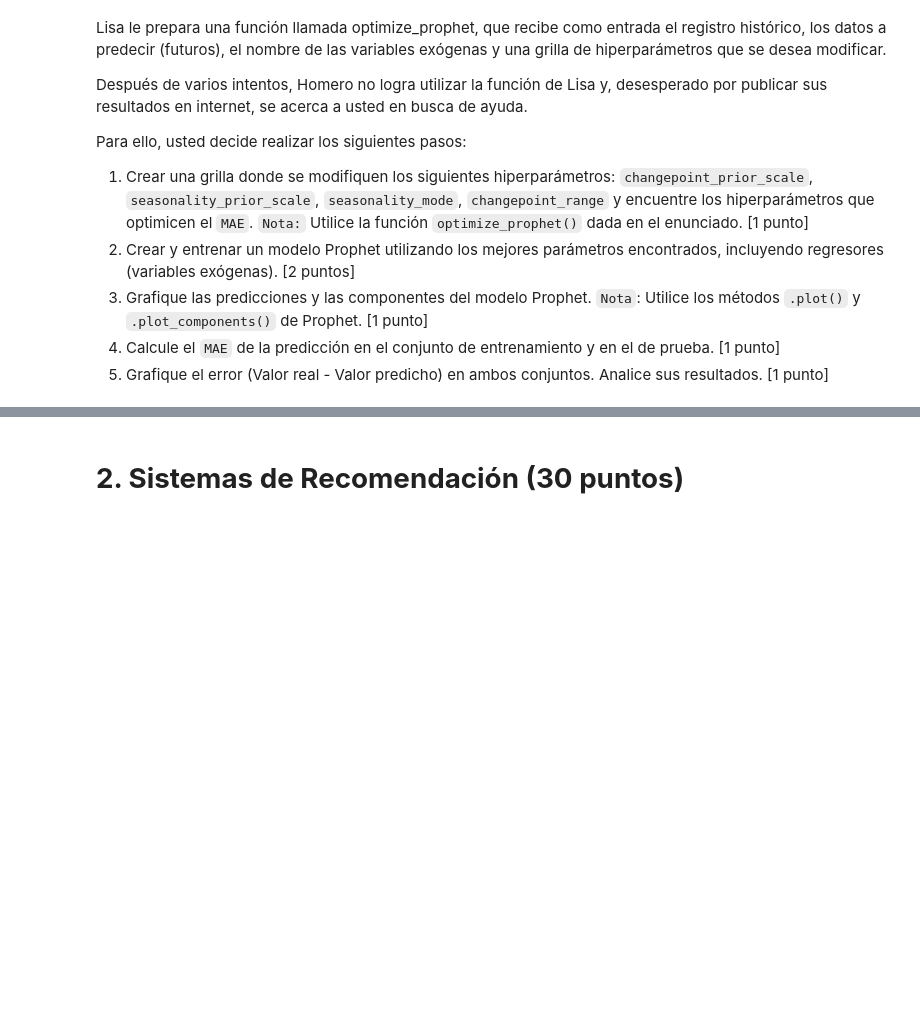
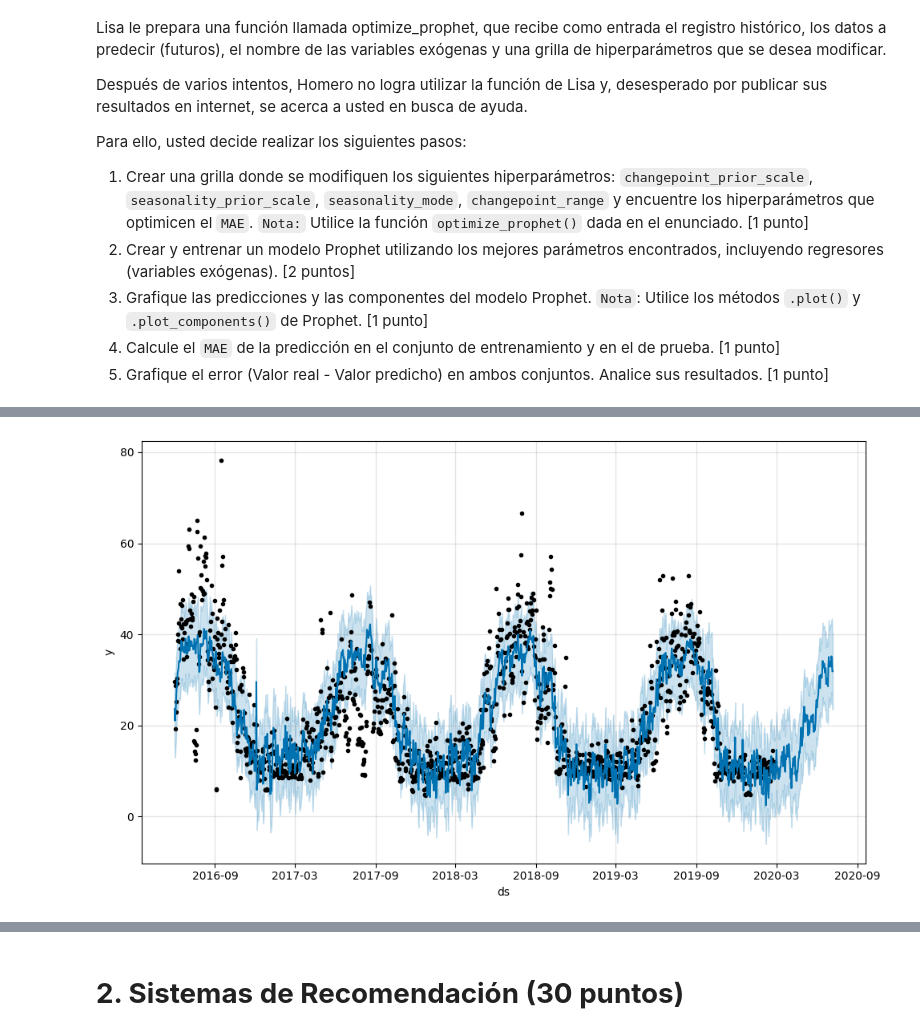
Before and after one commit to sebastianacunau/MDS7202-Laboratorios-y-Proyecto, a Jupyter notebook: Laboratorios/Lab 10 - Forecasting y Sistemas de Recomendación/Lab10_enunciado.ipynb, the cells around one changed output, grey strips where cells are left out. Drawn from its saved outputs; the diff is of its cells as text; code cells hidden in the pictures; blank space fills up the shorter version.

```diff
--- a/Laboratorios/Lab 10 - Forecasting y Sistemas de Recomendación/Lab10_enunciado.ipynb
+++ b/Laboratorios/Lab 10 - Forecasting y Sistemas de Recomendación/Lab10_enunciado.ipynb
@@ -303,0 +888,80 @@ def optimize_prophet(df, df_to_pred, features, param_grid ):
+# %%
+#Tarea 1 opcion con lags
+
+param_grid = {
+    'changepoint_prior_scale': [0.001, 0.01, 0.1, 0.5],
+    'seasonality_prior_scale': [0.01, 0.1, 1.0, 10.0],
+    'seasonality_mode': ['additive', 'multiplicative'],
+    'changepoint_range': [0.7, 0.8, 0.9]
+}
+
+features = [col for col in train_lags.columns if col not in ['ds', 'y']]
+
+tuning_results, best_params = optimize_prophet(train_lags1, test_lags1, features, param_grid)
+print(tuning_results)
+print(best_params)
+
+
+
+#tarea 2
+modelo = Prophet(**best_params)
+for feature in features:
+    modelo.add_regressor(feature)
+modelo.fit(train_lags1)
+
+
+
+
+
+futuro_train = modelo.make_future_dataframe(periods=0, include_history=True)
+futuro_train = futuro_train.merge(train_lags1, on='ds', how='left')
+forecast_train_lag = modelo.predict(futuro_train)
+
+
+
+futuro_test = modelo.make_future_dataframe(periods=len(test_lags1), include_history=False)
+futuro_test = futuro_test.merge(test_lags1, on='ds', how='left')
+forecast_test_lag = modelo.predict(futuro_test)
+
+forecast_lag = pd.concat([forecast_train_lag, forecast_test_lag])
+
+forecast_lag_train = pd.merge(train_lags[['ds', 'y']], forecast_lag[['ds', 'yhat']], on='ds', how='inner')
+forecast_lag_test = pd.merge(test_lags[['ds', 'y']], forecast_lag[['ds', 'yhat']], on='ds', how='inner')
+
+#Tarea 3
+
+fig1 = modelo.plot(forecast_lag)
+fig1.show()
+fig2 = modelo.plot_components(forecast_lag)
+fig2.show()
+
+#Tarea 4
+y_true_train_lag = forecast_lag_train['y']
+y_pred_train_lag = forecast_lag_train['yhat']
+y_true_test_lag = forecast_lag_test['y']
+y_pred_test_lag = forecast_lag_test['yhat']
+mae_train_lag = mean_absolute_error(y_true_train_lag, y_pred_train_lag)
+mae_test_lag = mean_absolute_error(y_true_test_lag, y_pred_test_lag)
+print(f'MAE train prophet con lags optimizado: {mae_train_lag}')
+print(f'MAE test prophet con lags optimizado: {mae_test_lag}')
+
+#tarea 5
+
+error_train_lag = y_true_train_lag - y_pred_train_lag
+error_test_lag = y_true_test_lag - y_pred_test_lag
+error_prophet_con_lags_optimo = pd.concat([error_train_lag.reset_index(drop=True), error_test_lag.reset_index(drop=True)])
+error_dates_lag_optimo = pd.concat([forecast_lag_train['ds'].reset_index(drop=True), forecast_lag_test['ds'].reset_index(drop=True)])
+
+fig3 = px.line(x=error_dates_lag_optimo, y=error_prophet_con_lags_optimo, title='Error en la prediccion con Prophet con Lags optimizado')
+fig3.show()
+
+
+from statsmodels.tsa.stattools import adfuller
+
+result = adfuller(error_prophet_con_lags_optimo)
+print('ADF Statistic:', result[0])
+print('p-value:', result[1])
+print('Critical Values:')
+for key, value in result[4].items():
+    print('\t%s: %.3f' % (key, value))
+# %% [output]
@@ -303,0 +992 @@ def optimize_prophet(df, df_to_pred, features, param_grid ):
+[figure, added]
```
Also changed, not shown: parts of 30 cells of this notebook.
